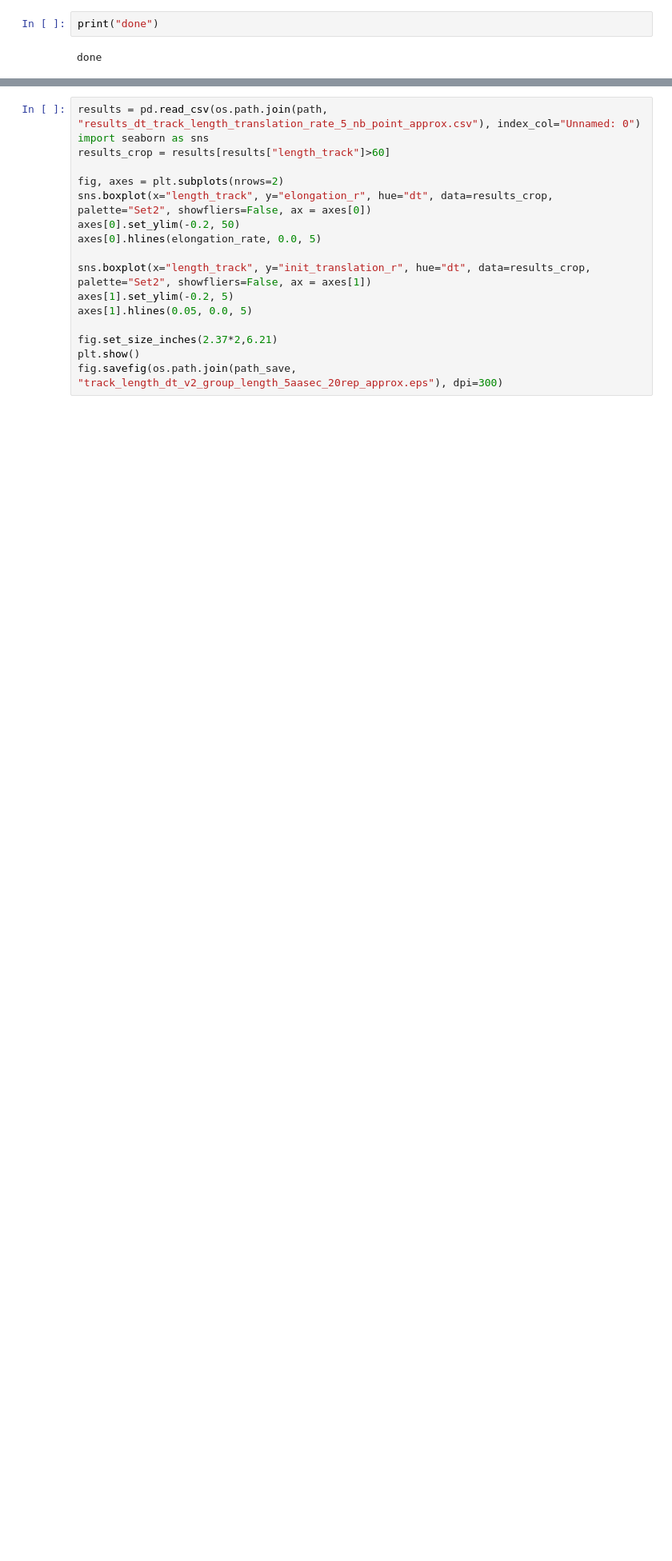
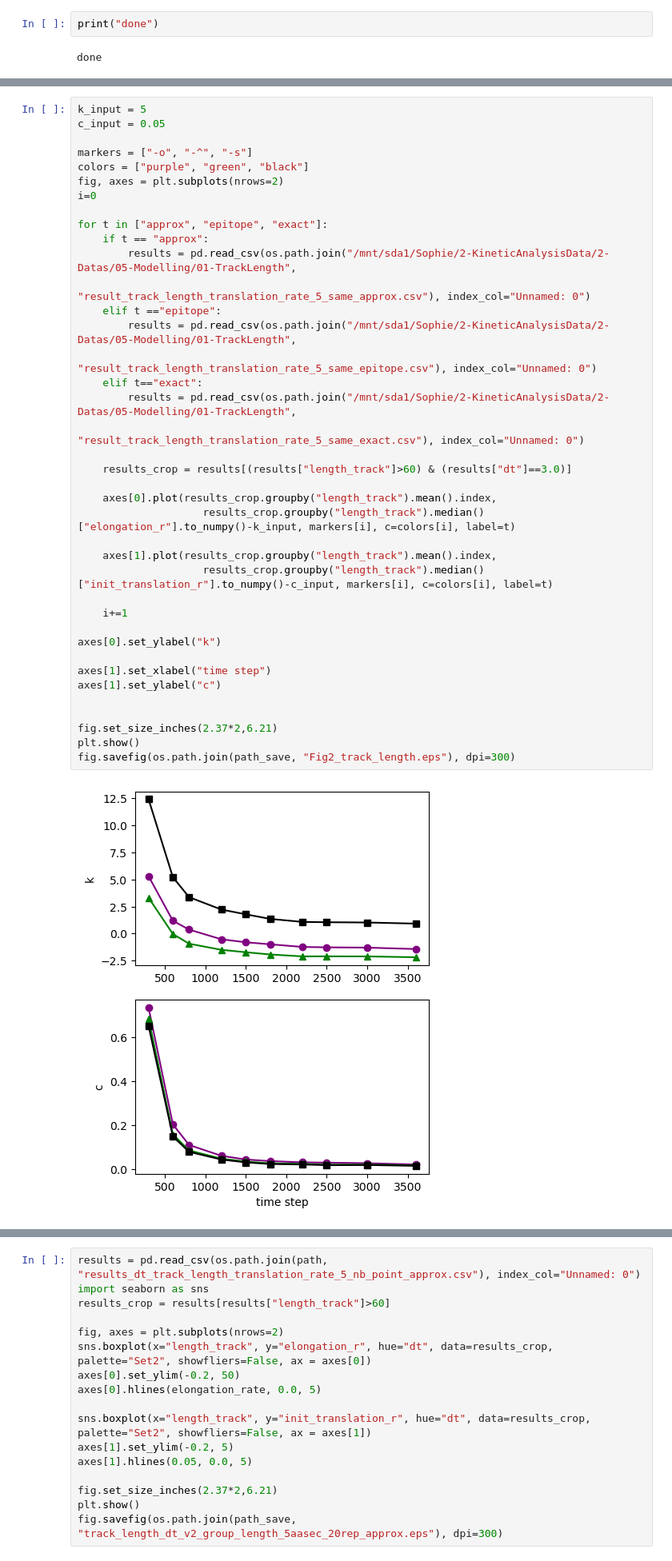
Before and after one commit to sophietheis/KineticAnalysis, a Jupyter notebook: notebook/old/20240605-Synthetic_datas_03-track_length.ipynb, the cells around one changed output, grey strips where cells are left out. Shown at 80% size. Saved outputs shown, nothing was run; the diff lists cells and outputs as text; blank space fills up the shorter version.

```diff
--- a/notebook/old/20240605-Synthetic_datas_03-track_length.ipynb
+++ b/notebook/old/20240605-Synthetic_datas_03-track_length.ipynb
@@ -468,0 +507,41 @@ done
+# %%
+k_input = 5
+c_input = 0.05
+
+markers = ["-o", "-^", "-s"]
+colors = ["purple", "green", "black"]
+fig, axes = plt.subplots(nrows=2)
+i=0
+
+for t in ["approx", "epitope", "exact"]:
+    if t == "approx":
+        results = pd.read_csv(os.path.join("/mnt/sda1/Sophie/2-KineticAnalysisData/2-Datas/05-Modelling/01-TrackLength",
+                                           "result_track_length_translation_rate_5_same_approx.csv"), index_col="Unnamed: 0")
+    elif t =="epitope":
+        results = pd.read_csv(os.path.join("/mnt/sda1/Sophie/2-KineticAnalysisData/2-Datas/05-Modelling/01-TrackLength",
+                                           "result_track_length_translation_rate_5_same_epitope.csv"), index_col="Unnamed: 0")
+    elif t=="exact":
+        results = pd.read_csv(os.path.join("/mnt/sda1/Sophie/2-KineticAnalysisData/2-Datas/05-Modelling/01-TrackLength",
+                                           "result_track_length_translation_rate_5_same_exact.csv"), index_col="Unnamed: 0")
+
+    results_crop = results[(results["length_track"]>60) & (results["dt"]==3.0)]
+
+    axes[0].plot(results_crop.groupby("length_track").mean().index,
+                    results_crop.groupby("length_track").median()["elongation_r"].to_numpy()-k_input, markers[i], c=colors[i], label=t)
+
+    axes[1].plot(results_crop.groupby("length_track").mean().index,
+                    results_crop.groupby("length_track").median()["init_translation_r"].to_numpy()-c_input, markers[i], c=colors[i], label=t)
+
+    i+=1
+
+axes[0].set_ylabel("k")
+
+axes[1].set_xlabel("time step")
+axes[1].set_ylabel("c")
+
+
+fig.set_size_inches(2.37*2,6.21)
+plt.show()
+fig.savefig(os.path.join(path_save, "Fig2_track_length.eps"), dpi=300)
+# %% [output]
+[figure, added]
```
Also changed, not shown: parts of 4 cells of this notebook, 5 other files.
